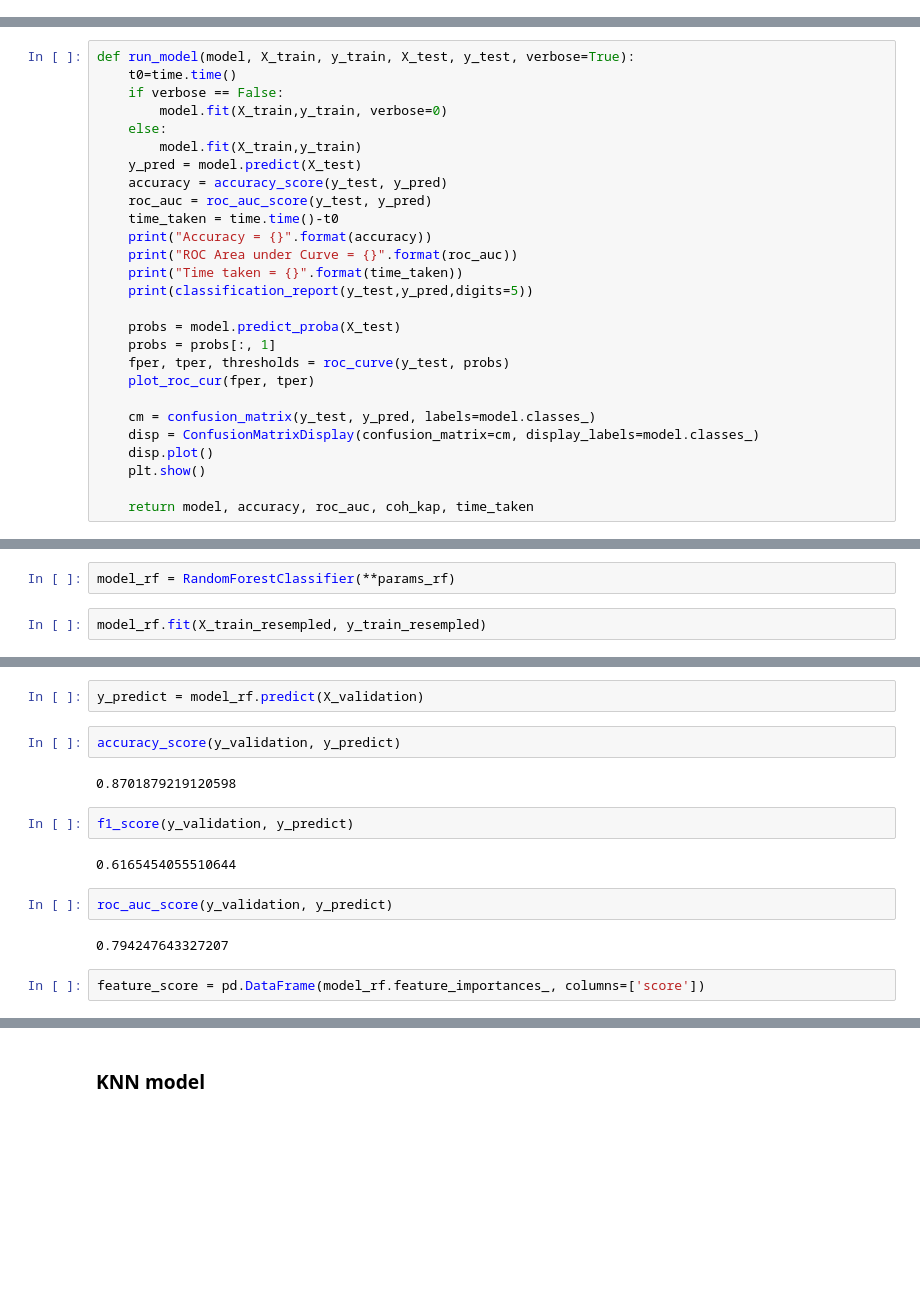
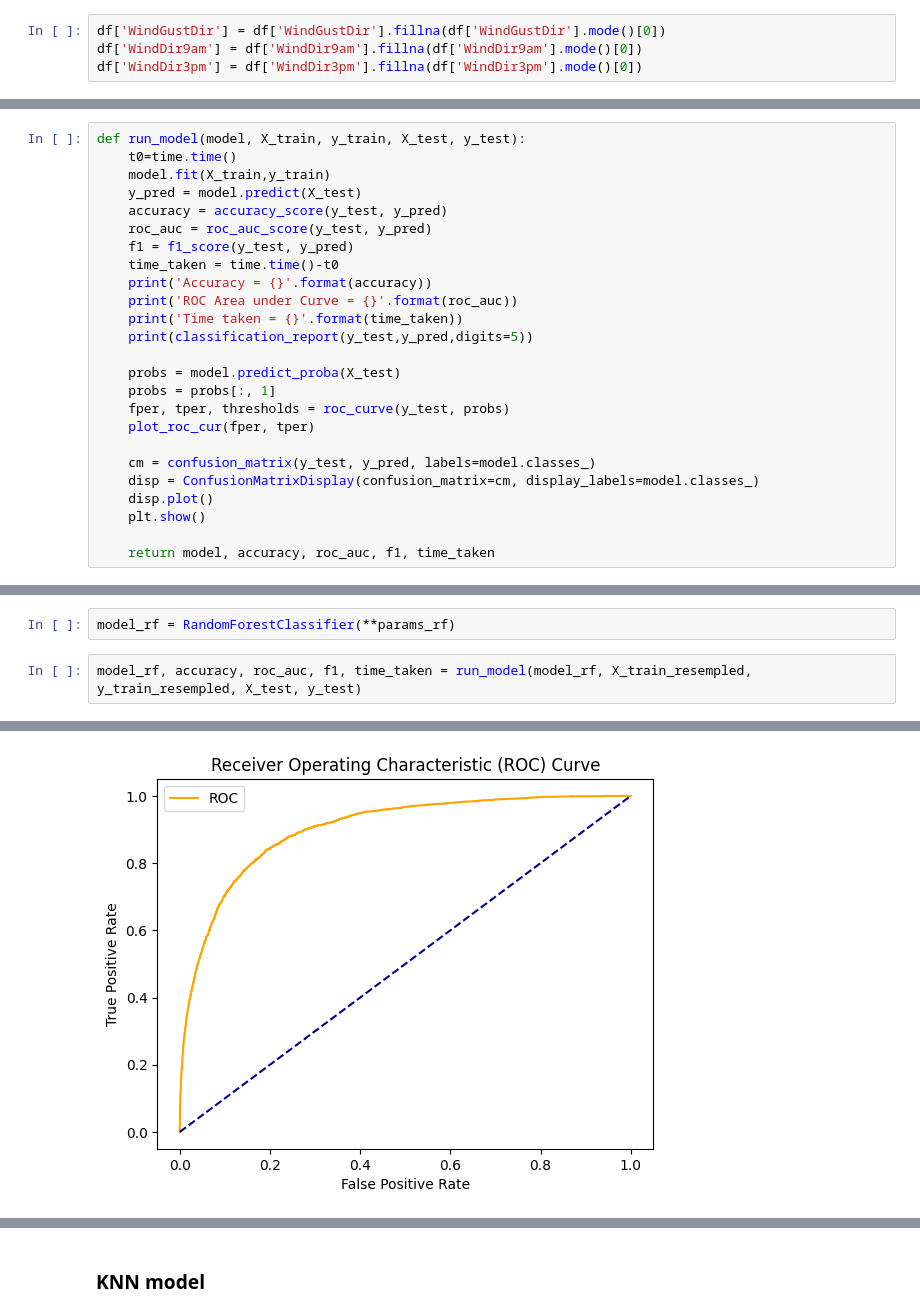
Before and after one commit to tainhoz1991/predicting-rain-weather-AUS, a Jupyter notebook: weather.ipynb, the cells around one changed output, grey strips where cells are left out. Cells and saved outputs as stored; diff of their text form; blank space fills up the shorter version.

```diff
--- a/weather.ipynb
+++ b/weather.ipynb
@@ -164,6 +170,10 @@ RainToday            0
 RainTomorrow         0
 DayOfYear            0
 dtype: int64
+# %%
+df['WindGustDir'] = df['WindGustDir'].fillna(df['WindGustDir'].mode()[0])
+df['WindDir9am'] = df['WindDir9am'].fillna(df['WindDir9am'].mode()[0])
+df['WindDir3pm'] = df['WindDir3pm'].fillna(df['WindDir3pm'].mode()[0])
 # %%
 from sklearn.experimental import enable_iterative_imputer
 from sklearn.impute import IterativeImputer
@@ -349,19 +345,17 @@ def plot_roc_cur(fper, tper):
     plt.legend()
     plt.show()
 # %%
-def run_model(model, X_train, y_train, X_test, y_test, verbose=True):
+def run_model(model, X_train, y_train, X_test, y_test):
     t0=time.time()
-    if verbose == False:
-        model.fit(X_train,y_train, verbose=0)
-    else:
-        model.fit(X_train,y_train)
+    model.fit(X_train,y_train)
     y_pred = model.predict(X_test)
     accuracy = accuracy_score(y_test, y_pred)
     roc_auc = roc_auc_score(y_test, y_pred)
+    f1 = f1_score(y_test, y_pred)
     time_taken = time.time()-t0
-    print("Accuracy = {}".format(accuracy))
-    print("ROC Area under Curve = {}".format(roc_auc))
-    print("Time taken = {}".format(time_taken))
+    print('Accuracy = {}'.format(accuracy))
+    print('ROC Area under Curve = {}'.format(roc_auc))
+    print('Time taken = {}'.format(time_taken))
     print(classification_report(y_test,y_pred,digits=5))
 
     probs = model.predict_proba(X_test)
@@ -374,7 +368,7 @@ def run_model(model, X_train, y_train, X_test, y_test, verbose=True):
     disp.plot()
     plt.show()
 
-    return model, accuracy, roc_auc, coh_kap, time_taken
+    return model, accuracy, roc_auc, f1, time_taken
 # %% [markdown]
 ### Random Forest Classifier model
 # %%
@@ -386,5 +380,5 @@ params_rf = {'max_depth': 16,
 # %%
 model_rf = RandomForestClassifier(**params_rf)
 # %%
-model_rf.fit(X_train_resempled, y_train_resempled)
+model_rf, accuracy, roc_auc, f1, time_taken = run_model(model_rf, X_train_resempled, y_train_resempled, X_test, y_test)
 # %% [output]
@@ -391,0 +396 @@ RandomForestClassifier(max_depth=16, random_state=12345)
+[figure, added]
@@ -392,16 +397,0 @@ RandomForestClassifier(max_depth=16, random_state=12345)
-# %%
-y_predict = model_rf.predict(X_validation)
-# %%
-accuracy_score(y_validation, y_predict)
-# %% [output]
-0.8701879219120598
-# %%
-f1_score(y_validation, y_predict)
-# %% [output]
-0.6165454055510644
-# %%
-roc_auc_score(y_validation, y_predict)
-# %% [output]
-0.794247643327207
-# %%
-feature_score = pd.DataFrame(model_rf.feature_importances_, columns=['score'])
```
Also changed, not shown: parts of 91 cells of this notebook.
